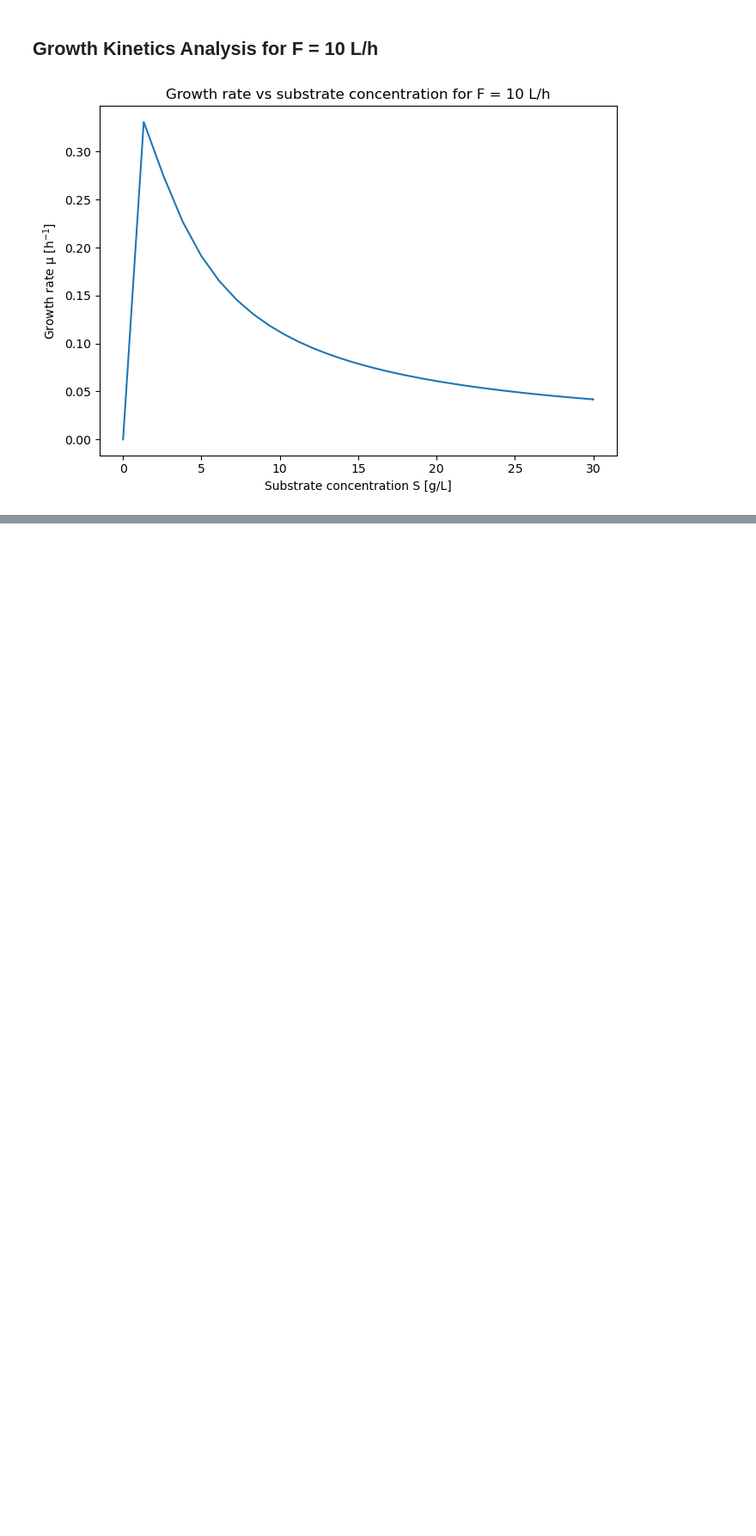
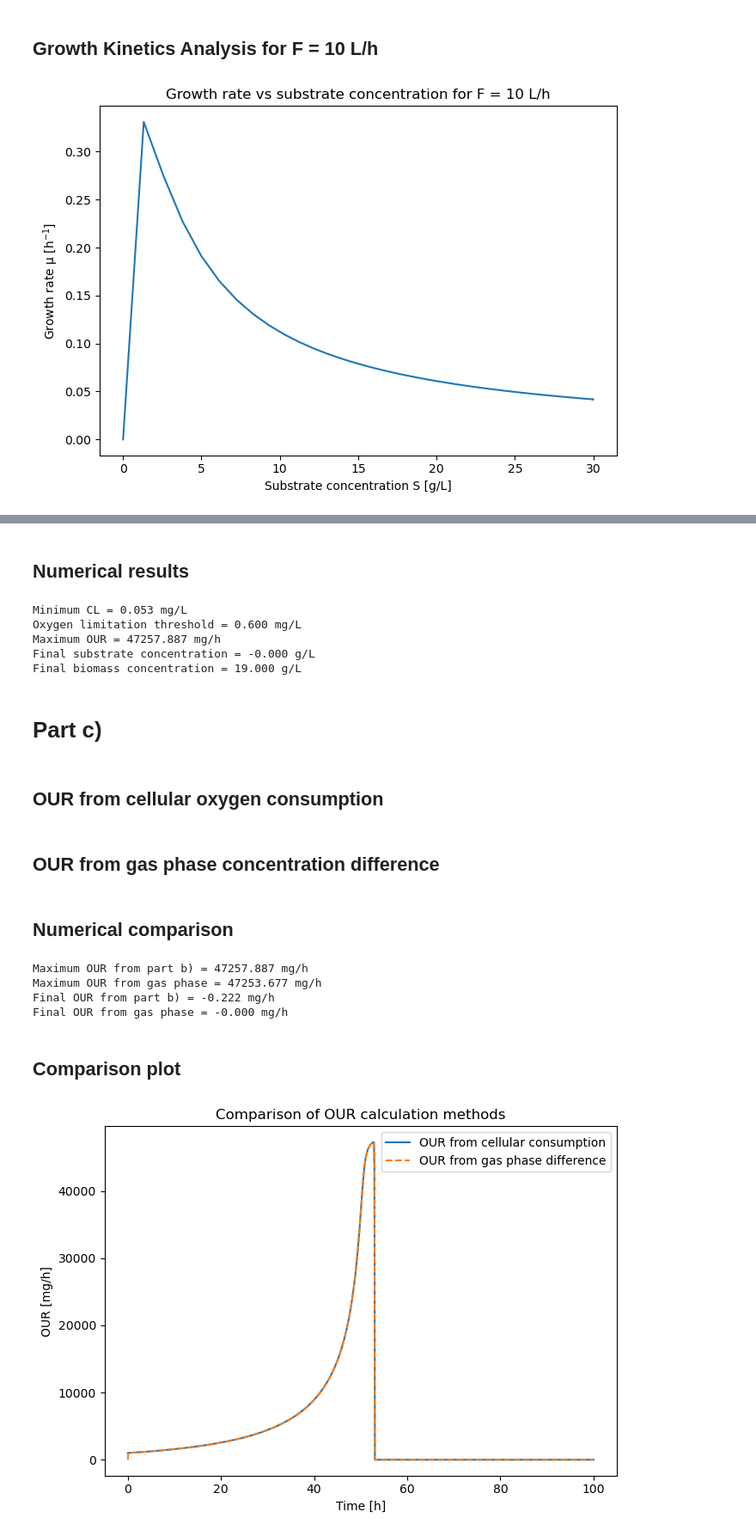
Before and after one commit to Noah-Paga/Bioreactor-mod-simulation, a Jupyter notebook: Project_5/Ex_2.ipynb, the cells around one changed output, grey strips where cells are left out. Shown at 86% size. Cells and saved outputs as stored; diff of their text form; code cells hidden in the pictures; blank space fills up the shorter version.

```diff
--- a/Project_5/Ex_2.ipynb
+++ b/Project_5/Ex_2.ipynb
@@ -145,0 +219,53 @@ plt.show()
+# %% [markdown]
+##  Numerical results
+# %%
+print(f"Minimum CL = {np.min(CL):.3f} mg/L")
+print(f"Oxygen limitation threshold = {3*KCL:.3f} mg/L")
+print(f"Maximum OUR = {np.max(OUR):.3f} mg/h")
+print(f"Final substrate concentration = {S[-1]:.3f} g/L")
+print(f"Final biomass concentration = {X[-1]:.3f} g/L")
+# %% [output]
+Minimum CL = 0.053 mg/L
+Oxygen limitation threshold = 0.600 mg/L
+Maximum OUR = 47257.887 mg/h
+Final substrate concentration = -0.000 g/L
+Final biomass concentration = 19.000 g/L
+# %% [markdown]
+# Part c)
+# %% [markdown]
+## OUR from cellular oxygen consumption
+# %%
+# OUR calculated from the liquid phase consumption term, as in part b
+OUR_b = (Yos / Yxs) * mu_values * X * VL
+# %% [markdown]
+## OUR from gas phase concentration difference
+# %%
+# OUR estimated from the inlet/outlet gas phase oxygen difference
+OUR_gas = G * (CGi - CG)
+# %% [markdown]
+## Numerical comparison
+# %%
+print(f"Maximum OUR from part b) = {np.max(OUR_b):.3f} mg/h")
+print(f"Maximum OUR from gas phase = {np.max(OUR_gas):.3f} mg/h")
+print(f"Final OUR from part b) = {OUR_b[-1]:.3f} mg/h")
+print(f"Final OUR from gas phase = {OUR_gas[-1]:.3f} mg/h")
+# %% [output]
+Maximum OUR from part b) = 47257.887 mg/h
+Maximum OUR from gas phase = 47253.677 mg/h
+Final OUR from part b) = -0.222 mg/h
+Final OUR from gas phase = -0.000 mg/h
+# %% [markdown]
+## Comparison plot
+# %%
+plt.figure(figsize=(7, 5))
+plt.plot(t, OUR_b, label="OUR from cellular consumption")
+plt.plot(t, OUR_gas, "--", label="OUR from gas phase difference")
+plt.xlabel("Time [h]")
+plt.ylabel("OUR [mg/h]")
+plt.title("Comparison of OUR calculation methods")
+plt.legend()
+plt.grid(False)
+plt.tight_layout()
+plt.show()
+# %% [output]
+[figure, added]
```
Also changed, not shown: parts of 11 cells of this notebook.
